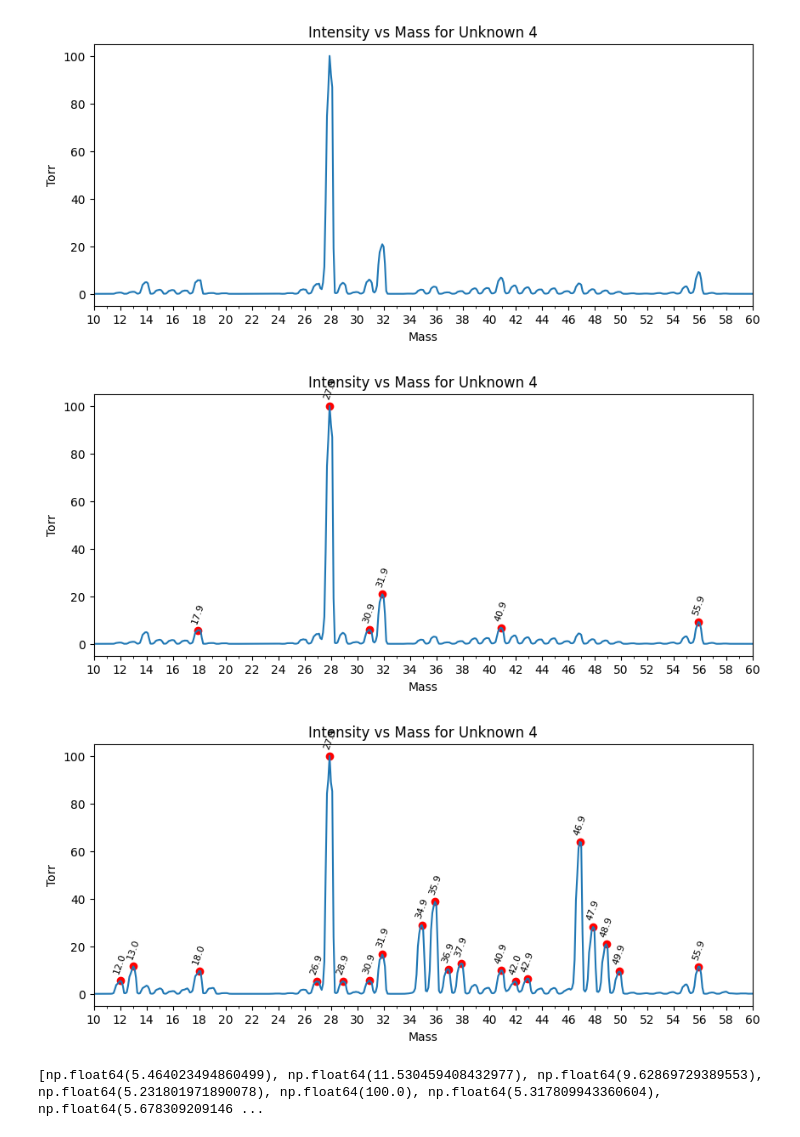
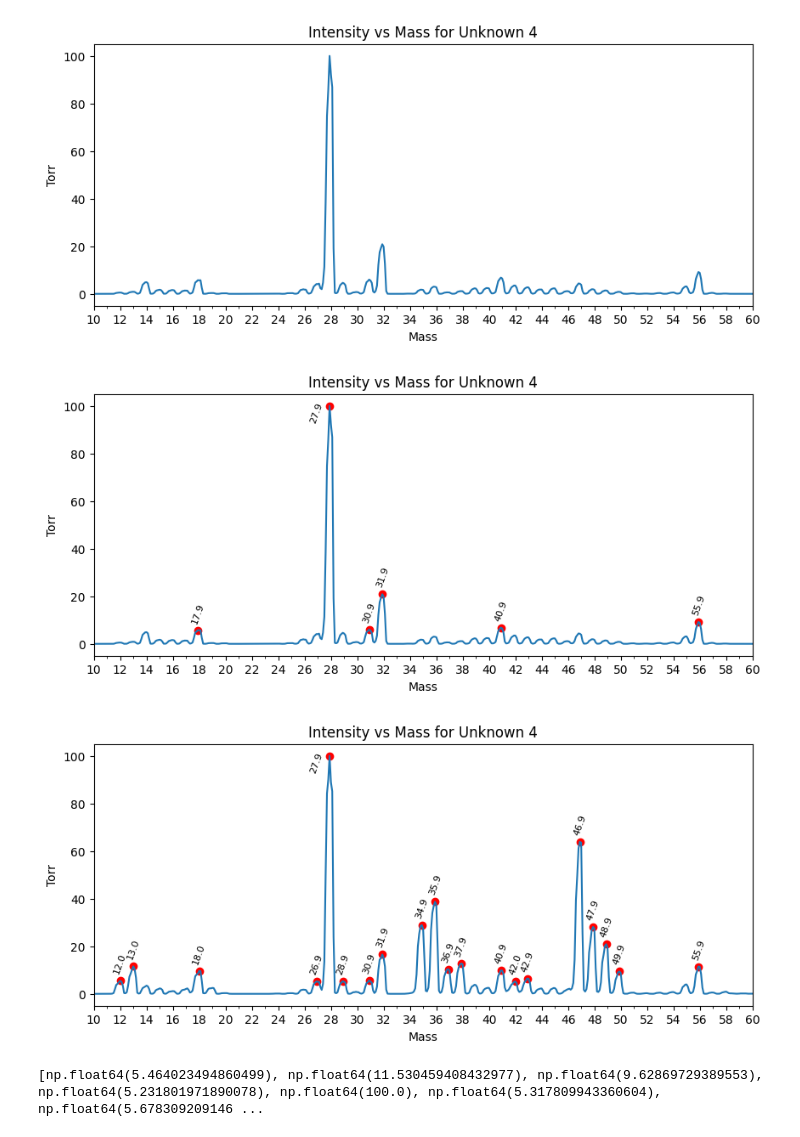
Before and after one commit to kearb-stomp/AdvLabs, a Jupyter notebook: Lab 3/Task 4.ipynb, the cells around one changed output. Drawn from its saved outputs; the diff is of its cells as text; code cells hidden in the pictures.

Commit message:
Lab 3 Updates
Annotated peaks for Task 3, moved max peak annotation to improve readability

```diff
--- a/Lab 3/Task 4.ipynb
+++ b/Lab 3/Task 4.ipynb
@@ -155,36 +155,46 @@ fig, ax = plt.subplots(figsize=(10, 4))
 ax.plot(data_dict['Unknown 4']['Mass'], data_dict['Unknown 4']['Intensity'])
 ax.xaxis.set_major_locator(MultipleLocator(2))
 ax.xaxis.set_minor_locator(MultipleLocator(1))
 ax.scatter(peaks_mass_unk_4, peaks_unk_4, color='red')
 for m, I in zip(peaks_mass_unk_4, peaks_unk_4):
-    ax.annotate(f'{m:.1f}',          # label text, 1-decimal mass
-                xy=(m, I),           # point to annotate
+    if I < 80:
+        ax.annotate(f'{m:.1f}',          # label text, 1-decimal mass
+                    xy=(m, I),           # point to annotate
+                    xytext=(0, 5),       # (x-offset, y-offset) in points
+                    textcoords='offset points',
+                    ha='center',         # horizontal alignment
+                    va='bottom',         # vertical alignment
+                    fontsize=8,
+                    rotation=70)         # slanted like your sample
+    else:
+            ax.annotate(f'{m:.1f}',          # label text, 1-decimal mass
+                xy=(m-1, I-10),           # point to annotate
                 xytext=(0, 5),       # (x-offset, y-offset) in points
                 textcoords='offset points',
                 ha='center',         # horizontal alignment
                 va='bottom',         # vertical alignment
                 fontsize=8,
                 rotation=70)         # slanted like your sample
 #    ax.axvline(x=2,                   # x-coordinate where the line should appear
 #        color='red',            # any Matplotlib colour
 #        linestyle='--',         # '--', ':', '-.', or solid '-'
 #        linewidth=1.5,
 #        label='m/z 42')         # optional legend entry
 #    ax.axvline(x=28,                   # x-coordinate where the line should appear
 #        color='red',            # any Matplotlib colour
 #        linestyle='--',         # '--', ':', '-.', or solid '-'
 #        linewidth=1.5,
 #        label='m/z 42')         # optional legend entry
 #    ax.axvline(x=42,                   # x-coordinate where the line should appear
 #        color='red',            # any Matplotlib colour
 #        linestyle='--',         # '--', ':', '-.', or solid '-'
 #        linewidth=1.5,
 #        label='m/z 42')         # optional legend entry
 ax.set_xlim(10, 60)
 ax.set(xlabel='Mass', ylabel='Torr', title=f'Intensity vs Mass for {key}')
 plt.show()
 # %% [output]
-[figure, old version]
+[figure, new version]
 # %%
 
 fig, ax = plt.subplots(figsize=(10, 4))
@@ -193,8 +203,18 @@ ax.xaxis.set_major_locator(MultipleLocator(2))
 ax.xaxis.set_minor_locator(MultipleLocator(1))
 ax.scatter(peaks_mass_unk_18, peaks_unk_18, color='red')
 for m, I in zip(peaks_mass_unk_18, peaks_unk_18):
-    ax.annotate(f'{m:.1f}',          # label text, 1-decimal mass
-                xy=(m, I),           # point to annotate
+    if I < 80:
+        ax.annotate(f'{m:.1f}',          # label text, 1-decimal mass
+                    xy=(m, I),           # point to annotate
+                    xytext=(0, 5),       # (x-offset, y-offset) in points
+                    textcoords='offset points',
+                    ha='center',         # horizontal alignment
+                    va='bottom',         # vertical alignment
+                    fontsize=8,
+                    rotation=70)         # slanted like your sample
+    else:
+            ax.annotate(f'{m:.1f}',          # label text, 1-decimal mass
+                xy=(m-1, I-10),           # point to annotate
                 xytext=(0, 5),       # (x-offset, y-offset) in points
                 textcoords='offset points',
                 ha='center',         # horizontal alignment
@@ -220,7 +240,7 @@ ax.set_xlim(10, 60)
 ax.set(xlabel='Mass', ylabel='Torr', title=f'Intensity vs Mass for {key}')
 plt.show()
 # %% [output]
-[figure, old version]
+[figure, new version]
 # %%
 print(peaks_unk_18)
 # %% [output]
```
Also changed, not shown: 2 other files.
